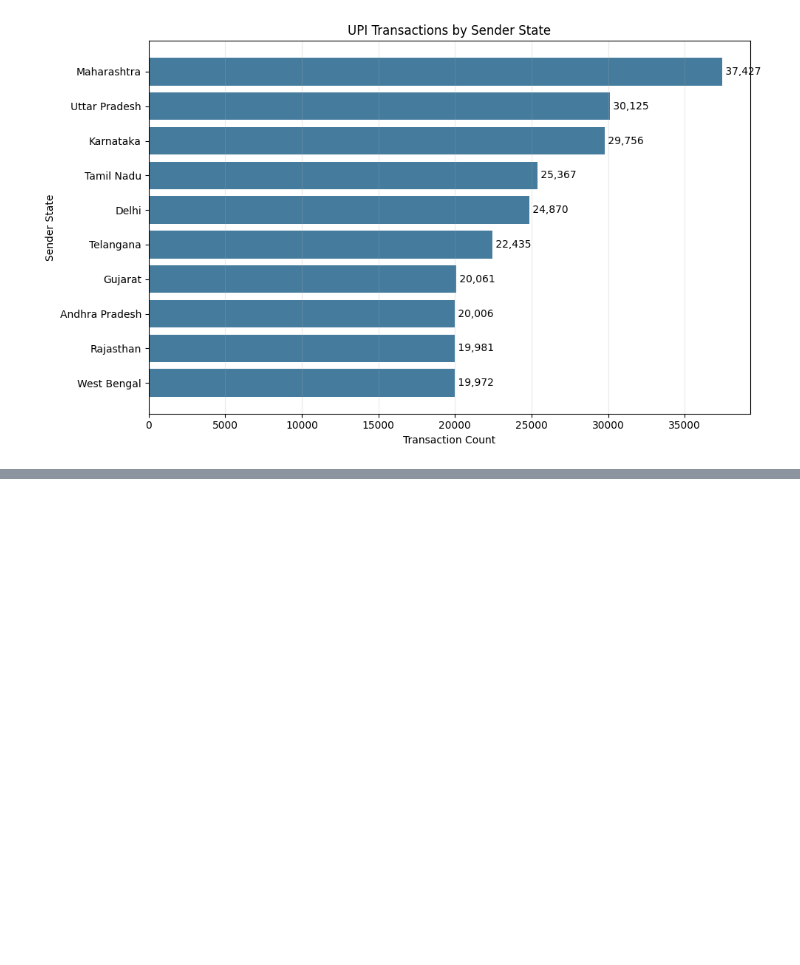
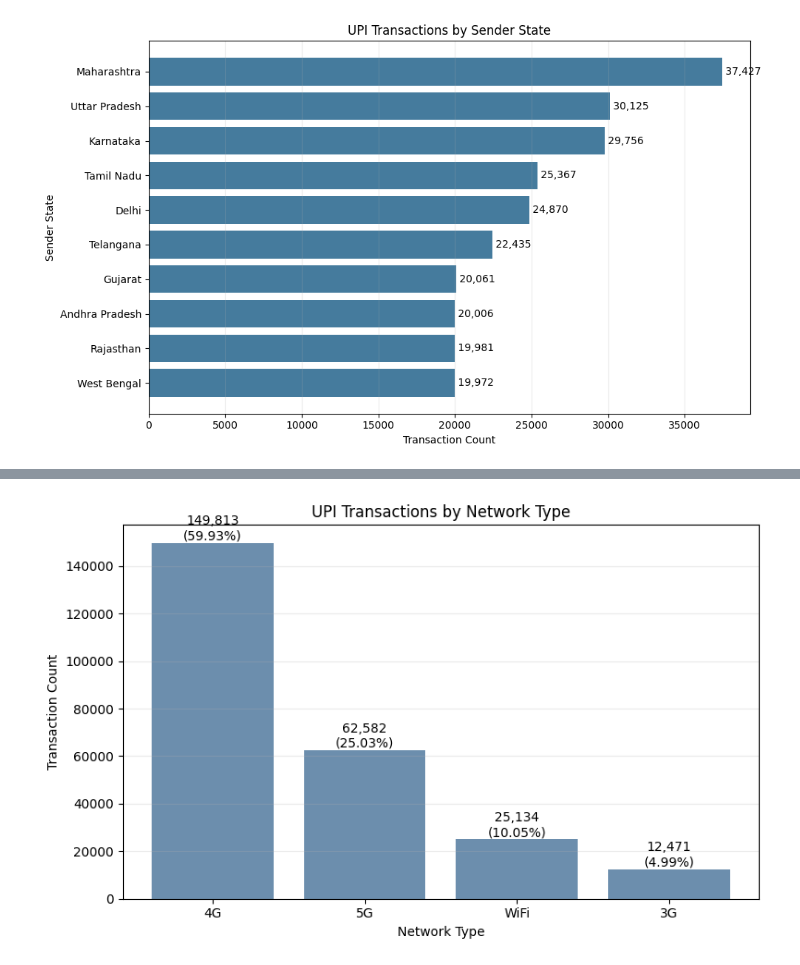
Before and after one commit to KaviyaVelmurugan/upi-transaction-intelligence-platform, a Jupyter notebook: notebooks/02_eda.ipynb, the cells around one changed output, grey strips where cells are left out. Saved outputs shown, nothing was run; the diff lists cells and outputs as text; code cells hidden in the pictures; blank space fills up the shorter version.

```diff
--- a/notebooks/02_eda.ipynb
+++ b/notebooks/02_eda.ipynb
@@ -670,0 +737,17 @@ plt.show()
+# %%
+## Create the summary table
+network_summary = (
+    df["network_type"]
+    .value_counts()
+    .rename_axis("network_type")
+    .reset_index(name="transaction_count")
+)
+
+network_summary["transaction_share_percentage"] = (
+    network_summary["transaction_count"]
+    .div(network_summary["transaction_count"].sum())
+    .mul(100)
+    .round(2)
+)
+
+network_summary
@@ -670,0 +760,32 @@ plt.show()
+# %%
+## Create the chart
+fig, ax = plt.subplots(figsize=(8, 5))
+
+bars = ax.bar(
+    network_summary["network_type"],
+    network_summary["transaction_count"],
+    color="#6C8EAD"
+)
+
+ax.set_title("UPI Transactions by Network Type")
+ax.set_xlabel("Network Type")
+ax.set_ylabel("Transaction Count")
+ax.grid(axis="y", alpha=0.25)
+
+for bar, count, percentage in zip(
+    bars,
+    network_summary["transaction_count"],
+    network_summary["transaction_share_percentage"]
+):
+    ax.text(
+        bar.get_x() + bar.get_width() / 2,
+        bar.get_height(),
+        f"{count:,}\n({percentage:.2f}%)",
+        ha="center",
+        va="bottom"
+    )
+
+plt.tight_layout()
+plt.show()
+# %% [output]
+[figure, added]
```
Also changed, not shown: parts of 5 cells of this notebook, 1 other file.
